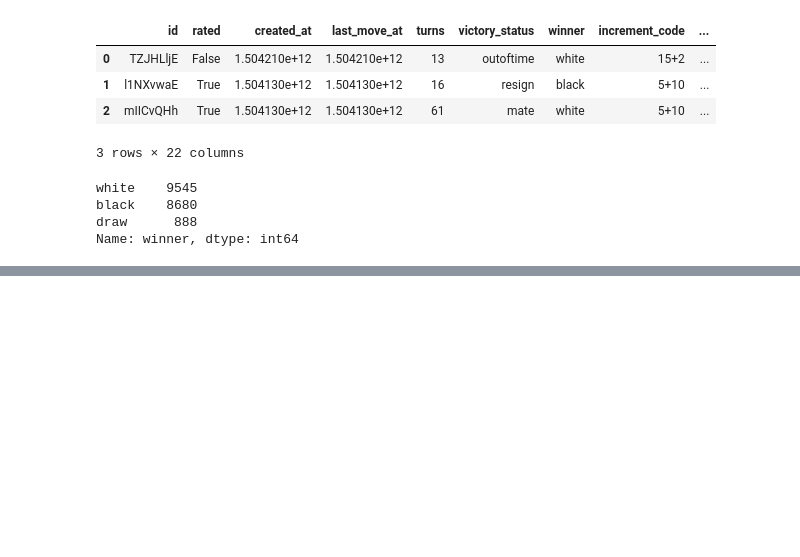
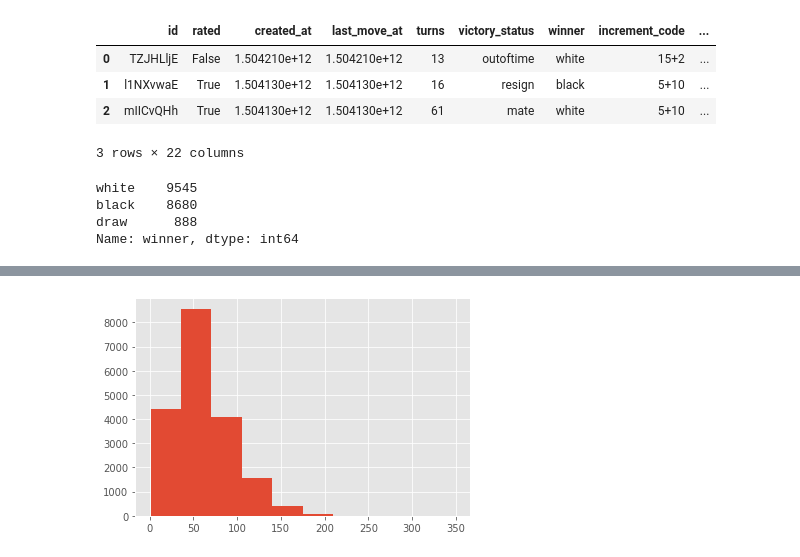
Before and after one commit to rmesrobi/Chess-Openings-EDA, a Jupyter notebook: chess_EDA.ipynb, the cells around one changed output, grey strips where cells are left out. Cells and saved outputs as stored; diff of their text form; code cells hidden in the pictures; blank space fills up the shorter version.

```diff
--- a/chess_EDA.ipynb
+++ b/chess_EDA.ipynb
@@ -301,0 +331,4 @@ handles, labels = ax.get_legend_handles_labels();
+# %%
+df['turns'].hist();
+# %% [output]
+[figure, added]
```
Also changed, not shown: parts of 41 cells of this notebook, 1 other file.
